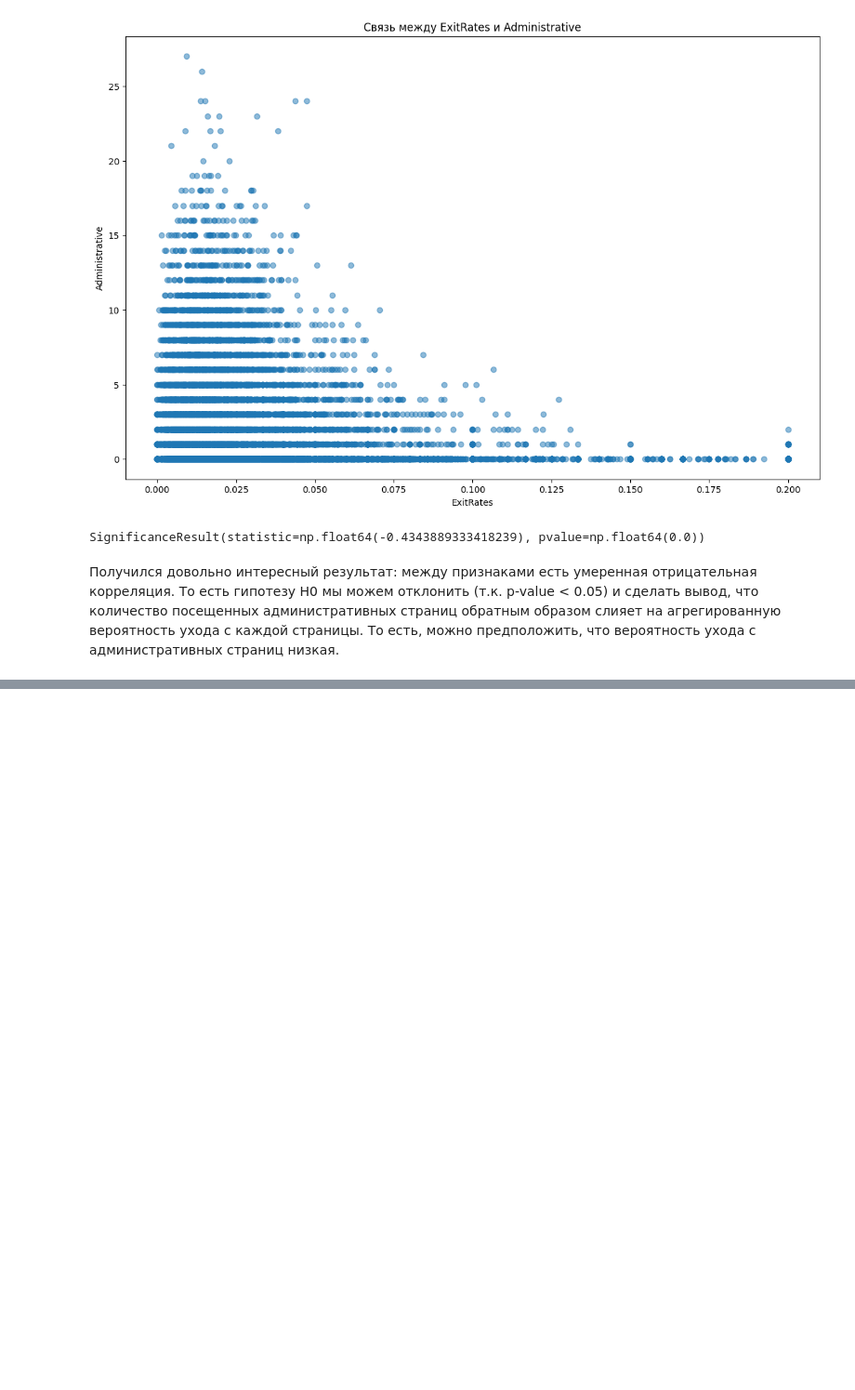
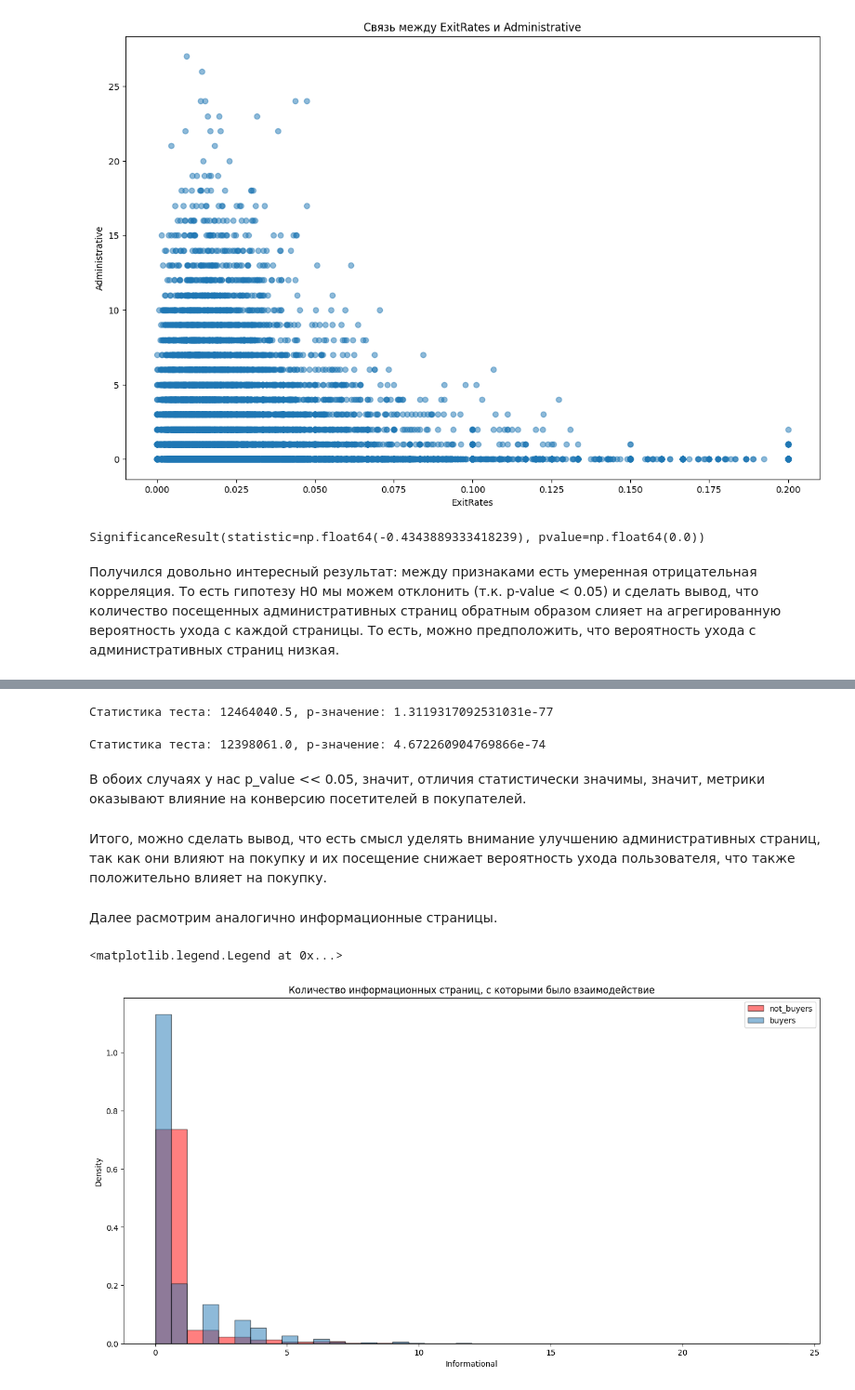
Before and after one commit to ekstlv/GP4_Statistics, a Jupyter notebook: Session_2.ipynb, the cells around one changed output, grey strips where cells are left out. Shown at 93% size. Cells and saved outputs as stored; diff of their text form; code cells hidden in the pictures; blank space fills up the shorter version.

Commit message:
Add files via upload
Добавлен анализ информационных и административных страниц

```diff
--- a/Session_2.ipynb
+++ b/Session_2.ipynb
@@ -138,0 +177,37 @@ SignificanceResult(statistic=np.float64(-0.4343889333418239), pvalue=np.float64(
+# %%
+buyers = df[df['Revenue'] == True]['Administrative']
+not_buyers = df[df['Revenue'] == False]['Administrative']
+
+stat, p_value = mannwhitneyu(buyers, not_buyers)
+
+print(f"Статистика теста: {stat}, p-значение: {p_value}")
+# %% [output]
+Статистика теста: 12464040.5, p-значение: 1.3119317092531031e-77
+# %%
+buyers = df[df['Revenue'] == True]['Administrative_Duration']
+not_buyers = df[df['Revenue'] == False]['Administrative_Duration']
+
+stat, p_value = mannwhitneyu(buyers, not_buyers)
+
+print(f"Статистика теста: {stat}, p-значение: {p_value}")
+# %% [output]
+Статистика теста: 12398061.0, p-значение: 4.672260904769866e-74
+# %% [markdown]
+В обоих случаях у нас p_value << 0.05, значит, отличия статистически значимы, значит, метрики оказывают влияние на конверсию посетителей в покупателей.
+# %% [markdown]
+Итого, можно сделать вывод, что есть смысл уделять внимание улучшению административных страниц, так как они влияют на покупку и их посещение снижает вероятность ухода пользователя, что также положительно влияет на покупку.
+# %% [markdown]
+Далее расмотрим аналогично информационные страницы.
+# %%
+figsize(16, 8)
+
+plt.hist(not_buyers['Informational'], bins = 20, alpha=0.5, density=True, edgecolor = 'black', color='red', label='not_buyers')
+plt.hist(buyers['Informational'], bins = 20, alpha=0.5, density=True, edgecolor = 'black', label='buyers')
+
+plt.xlabel('Informational')
+plt.ylabel('Density')
+plt.title('Количество информационных страниц, с которыми было взаимодействие')
+plt.legend()
+# %% [output]
+<matplotlib.legend.Legend at 0x...>
+[figure, added]
```
Also changed, not shown: parts of 28 cells of this notebook.
